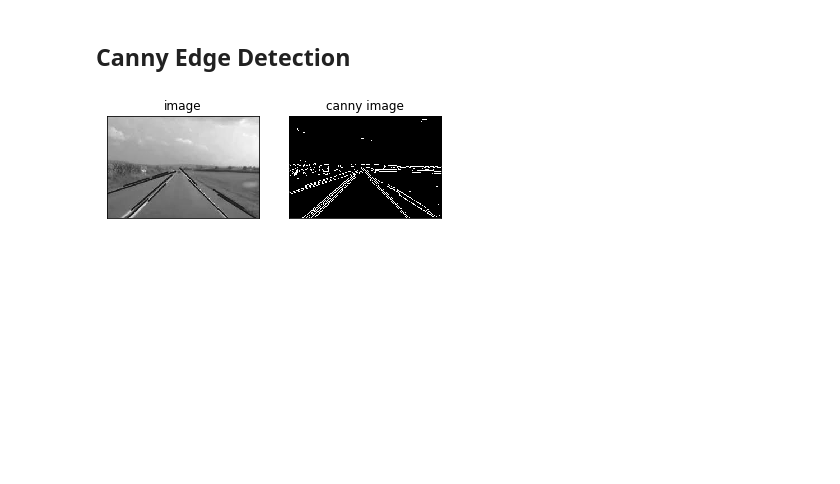
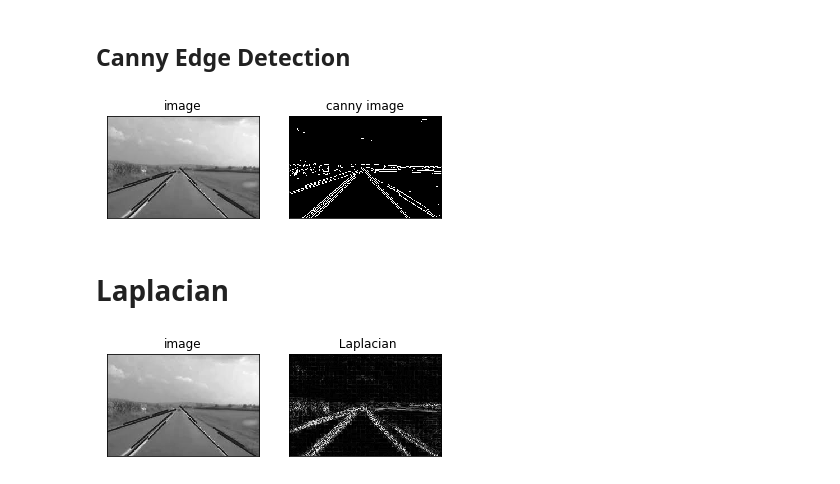
Before and after one commit to akshitagupta15june/lane_detection_opencv, a Jupyter notebook: lane_detection.ipynb, the cells around one changed output. Drawn from its saved outputs; the diff is of its cells as text; code cells hidden in the pictures; blank space fills up the shorter version.

Commit message:
laplacian and sobel operator added

```diff
--- a/lane_detection.ipynb
+++ b/lane_detection.ipynb
@@ -36,3 +34,24 @@ for i in range(2):
 plt.show()
 # %% [output]
 [figure]
+# %% [markdown]
+# Laplacian
+# %%
+laplacian = cv.Laplacian(img, cv.CV_64F, ksize=3)
+
+laplacian = np.uint8(np.absolute(laplacian))
+
+
+tittles = ["image", " Laplacian"]
+
+images = [img, laplacian]
+
+
+for i in range(2):
+    plt.subplot(1, 2, i+1), plt.imshow(images[i], "gray")
+    plt.title(tittles[i])
+    plt.xticks([]), plt.yticks([])
+
+plt.show()
+# %% [output]
+[figure, added]
```
Also changed, not shown: parts of 5 cells of this notebook.
